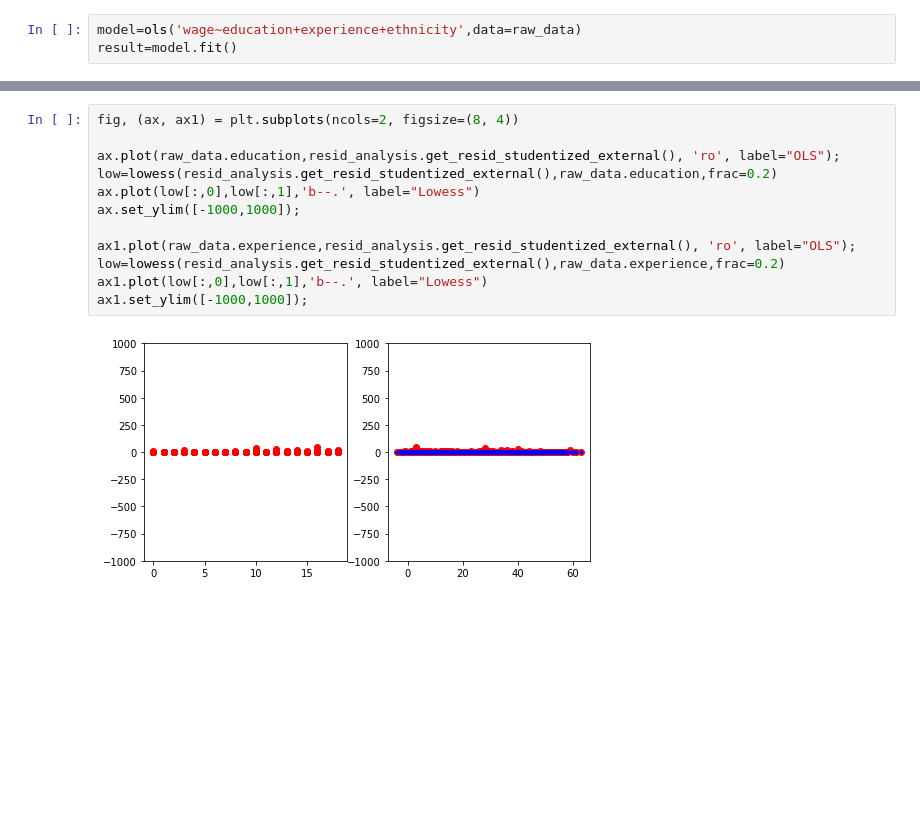
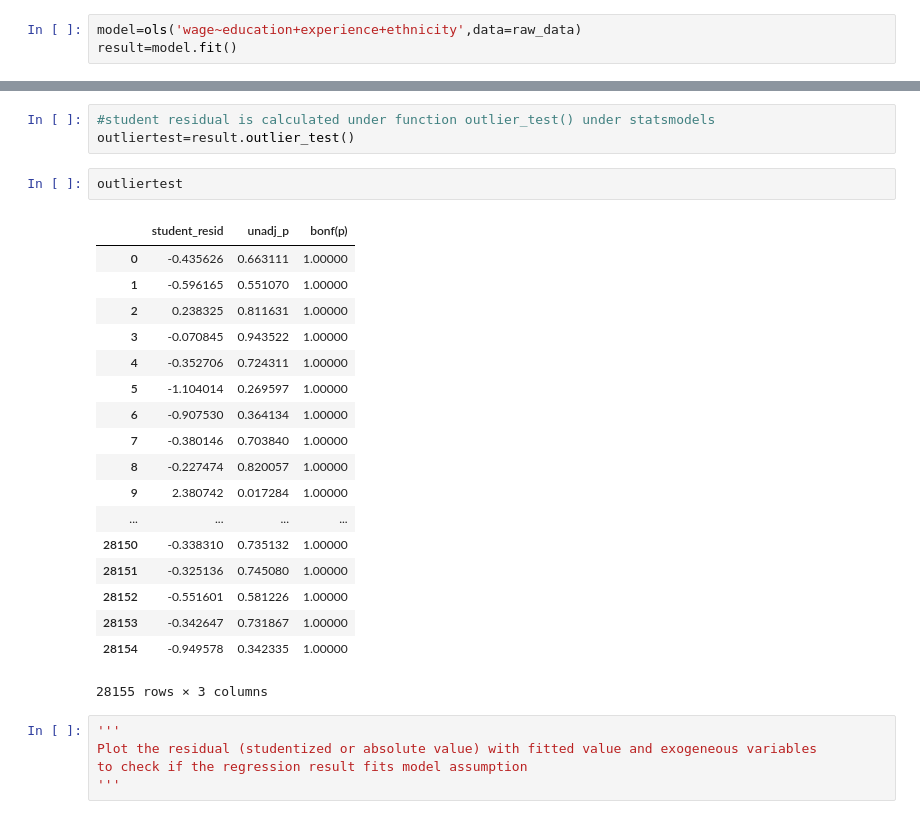
Before and after one commit to Russell-Ding/Ruppert-R-to-Python-Translate, a Jupyter notebook: Chapter 10 Exercise.ipynb, the cells around one changed output, grey strips where cells are left out. Cells and saved outputs as stored; diff of their text form; blank space fills up the shorter version.

```diff
--- a/Chapter 10 Exercise.ipynb
+++ b/Chapter 10 Exercise.ipynb
@@ -70,14 +41,29 @@ qqplot(data=resid_analysis.get_resid_studentized_external(),line='45')
-# %%
-fig, (ax, ax1) = plt.subplots(ncols=2, figsize=(8, 4))
-
-ax.plot(raw_data.education,resid_analysis.get_resid_studentized_external(), 'ro', label="OLS");
-low=lowess(resid_analysis.get_resid_studentized_external(),raw_data.education,frac=0.2)
-ax.plot(low[:,0],low[:,1],'b--.', label="Lowess")
-ax.set_ylim([-1000,1000]);
-
-ax1.plot(raw_data.experience,resid_analysis.get_resid_studentized_external(), 'ro', label="OLS");
-low=lowess(resid_analysis.get_resid_studentized_external(),raw_data.experience,frac=0.2)
-ax1.plot(low[:,0],low[:,1],'b--.', label="Lowess")
-ax1.set_ylim([-1000,1000]);
-# %% [output]
-[figure, removed]
+# %%
+#student residual is calculated under function outlier_test() under statsmodels
+outliertest=result.outlier_test()
+# %%
+outliertest
+# %% [output]
+|  | student_resid | unadj_p | bonf(p) |
+| 0 | -0.435626 | 0.663111 | 1.00000 |
+| 1 | -0.596165 | 0.551070 | 1.00000 |
+| 2 | 0.238325 | 0.811631 | 1.00000 |
+| 3 | -0.070845 | 0.943522 | 1.00000 |
+| 4 | -0.352706 | 0.724311 | 1.00000 |
+| 5 | -1.104014 | 0.269597 | 1.00000 |
+| 6 | -0.907530 | 0.364134 | 1.00000 |
+| 7 | -0.380146 | 0.703840 | 1.00000 |
+| 8 | -0.227474 | 0.820057 | 1.00000 |
+| 9 | 2.380742 | 0.017284 | 1.00000 |
+| ... | ... | ... | ... |
+| 28150 | -0.338310 | 0.735132 | 1.00000 |
+| 28151 | -0.325136 | 0.745080 | 1.00000 |
+| 28152 | -0.551601 | 0.581226 | 1.00000 |
+| 28153 | -0.342647 | 0.731867 | 1.00000 |
+| 28154 | -0.949578 | 0.342335 | 1.00000 |
+28155 rows × 3 columns
+# %%
+'''
+Plot the residual (studentized or absolute value) with fitted value and exogeneous variables
+to check if the regression result fits model assumption
+'''
```
Also changed, not shown: parts of 10 cells of this notebook.
